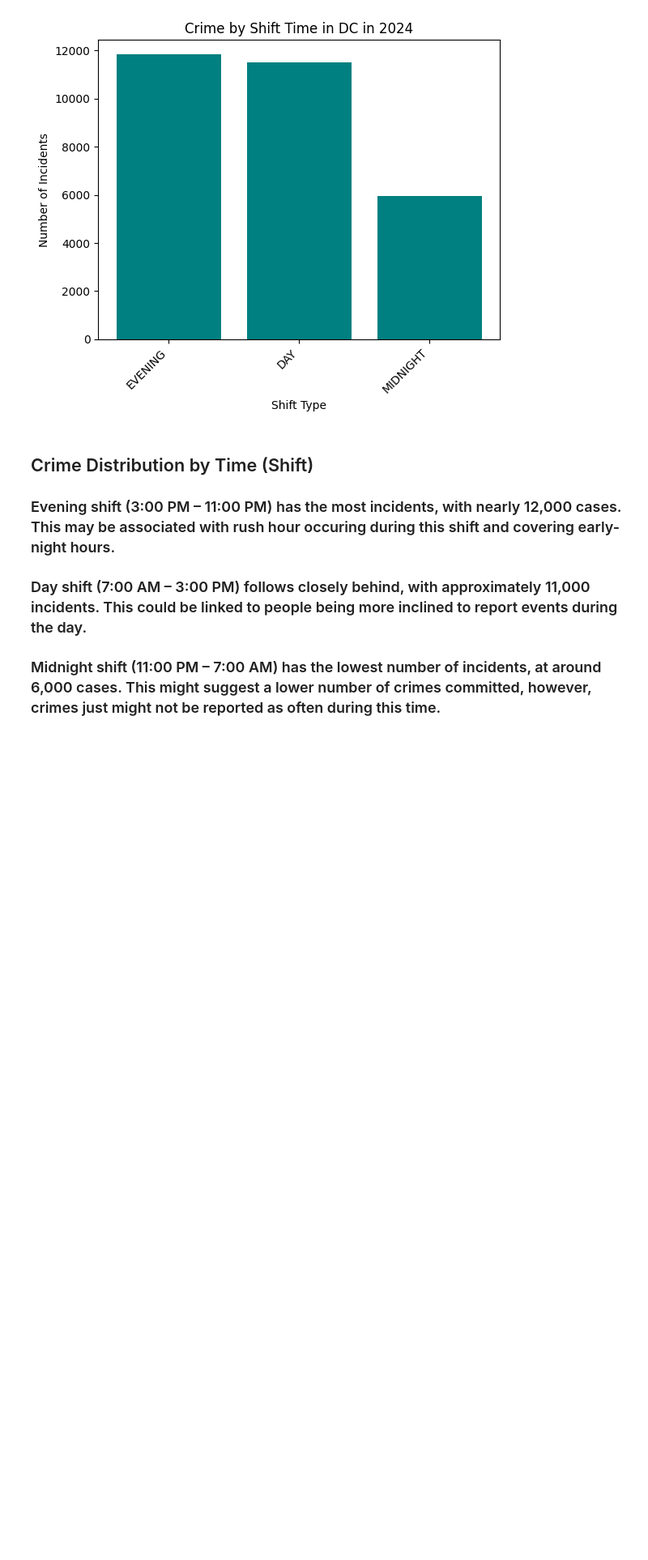
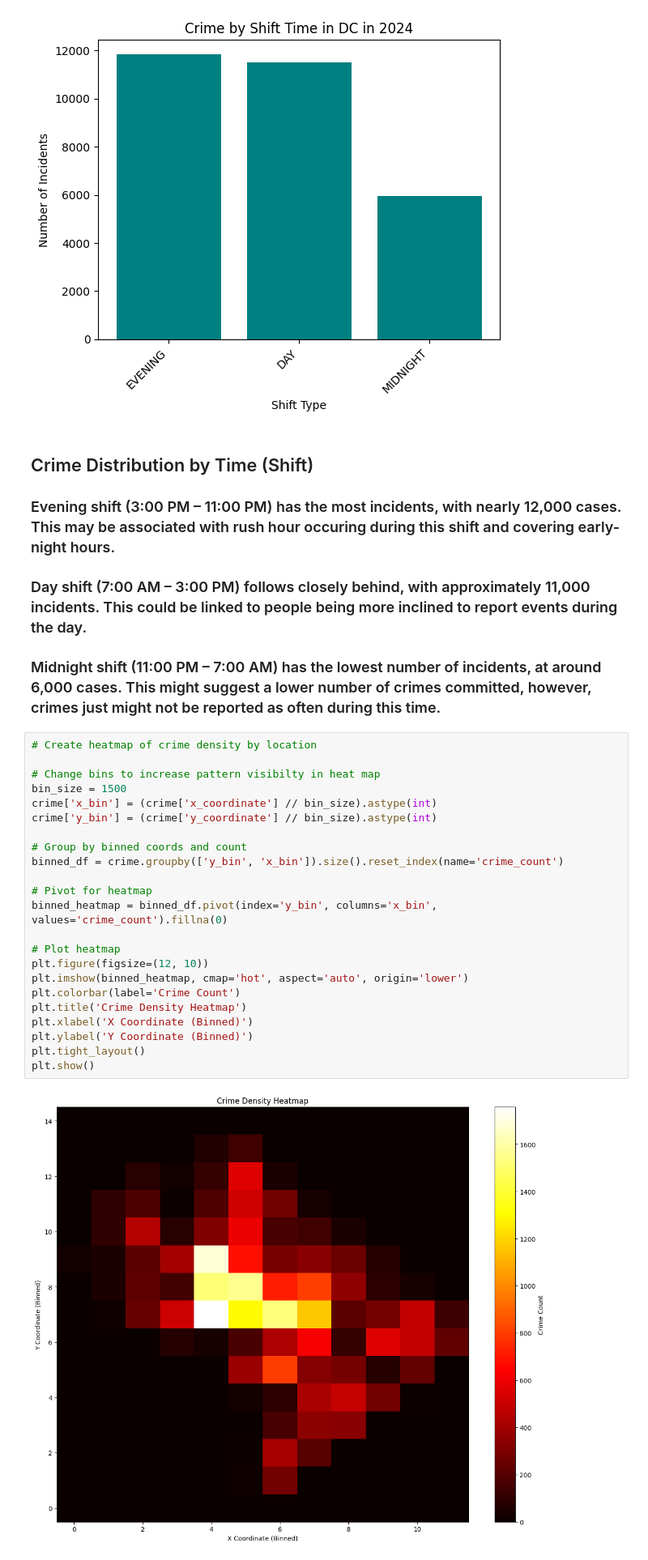
Before and after one commit to salamutu/DS-Final-Project, a Jupyter notebook: ds_final_project.ipynb, the cells around one changed output. Shown at 81% size. Saved outputs shown, nothing was run; the diff lists cells and outputs as text; blank space fills up the shorter version.

Commit message:
Added another graph

```diff
--- a/ds_final_project.ipynb
+++ b/ds_final_project.ipynb
@@ -233,3 +233,28 @@ plt.show()
 ### Day shift (7:00 AM – 3:00 PM) follows closely behind, with approximately 11,000 incidents. This could be linked to people being more inclined to report events during the day.
 
 ### Midnight shift (11:00 PM – 7:00 AM) has the lowest number of incidents, at around 6,000 cases. This might suggest a lower number of crimes committed, however, crimes just might not be reported as often during this time.
+# %%
+# Create heatmap of crime density by location
+
+# Change bins to increase pattern visibilty in heat map
+bin_size = 1500
+crime['x_bin'] = (crime['x_coordinate'] // bin_size).astype(int)
+crime['y_bin'] = (crime['y_coordinate'] // bin_size).astype(int)
+
+# Group by binned coords and count
+binned_df = crime.groupby(['y_bin', 'x_bin']).size().reset_index(name='crime_count')
+
+# Pivot for heatmap
+binned_heatmap = binned_df.pivot(index='y_bin', columns='x_bin', values='crime_count').fillna(0)
+
+# Plot heatmap
+plt.figure(figsize=(12, 10))
+plt.imshow(binned_heatmap, cmap='hot', aspect='auto', origin='lower')
+plt.colorbar(label='Crime Count')
+plt.title('Crime Density Heatmap')
+plt.xlabel('X Coordinate (Binned)')
+plt.ylabel('Y Coordinate (Binned)')
+plt.tight_layout()
+plt.show()
+# %% [output]
+[figure, added]
```
Also changed, not shown: parts of 2 cells of this notebook.
